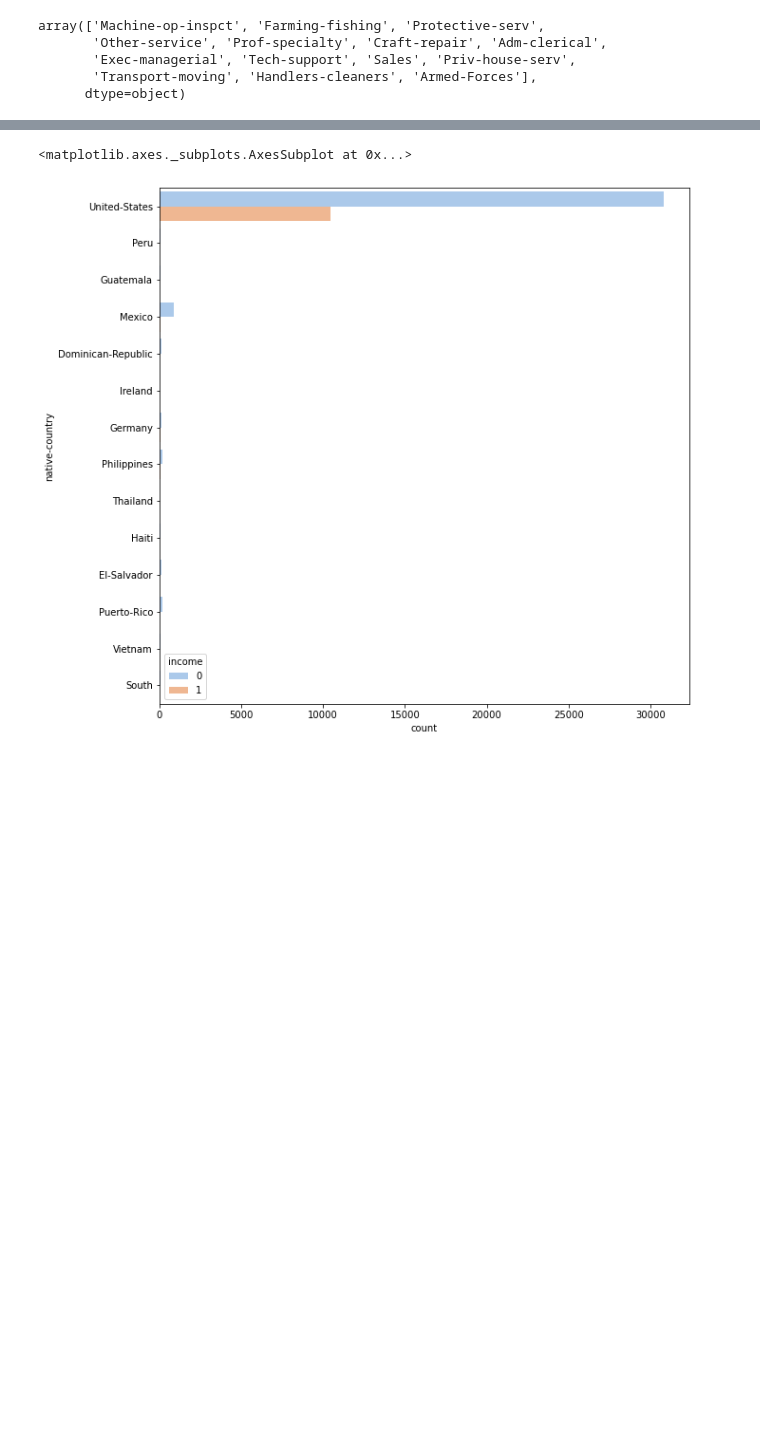
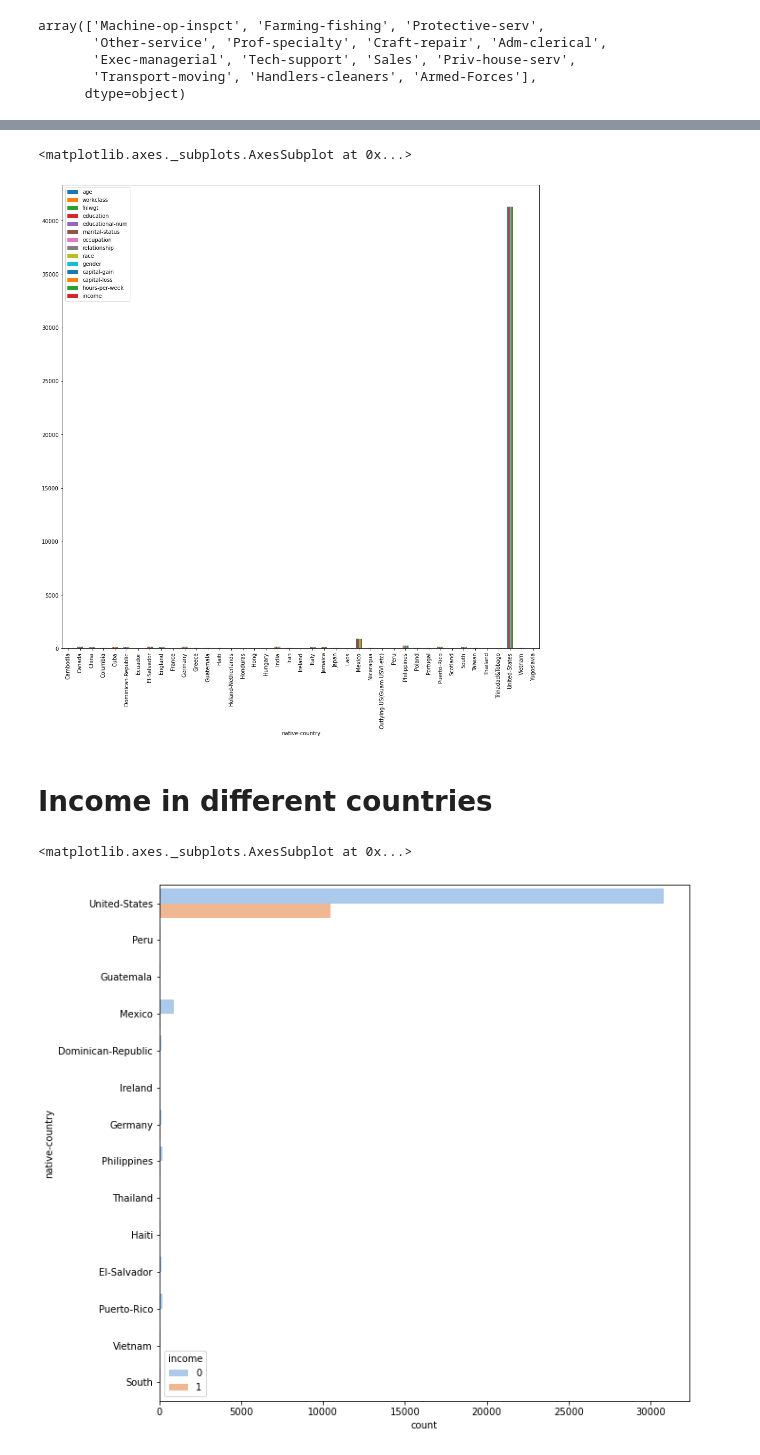
Before and after one commit to umamohantm/springboard, a Jupyter notebook: Story telling/Adult_Income.ipynb, the cells around one changed output, grey strips where cells are left out. Drawn from its saved outputs; the diff is of its cells as text; code cells hidden in the pictures; blank space fills up the shorter version.

```diff
--- a/Story telling/Adult_Income.ipynb
+++ b/Story telling/Adult_Income.ipynb
@@ -133,3 +153,10 @@ array(['Machine-op-inspct', 'Farming-fishing', 'Protective-serv',
+# %%
+df.groupby('native-country').count().plot(kind='bar',figsize =(16,16))
+# %% [output]
+<matplotlib.axes._subplots.AxesSubplot at 0x...>
+[figure, added]
+# %% [markdown]
+# Income in different countries
 # %%
 plt.figure(figsize=(10,10))
 sns.countplot(y="native-country", hue="income",data=df[(df['native-country']=='United-States') |(df['native-country']=='Peru') | (df['native-country']=='Guatemala') | (df['native-country']== 'Mexico')| (df['native-country']=='Dominican-Republic') | (df['native-country']== 'Ireland') | (df['native-country']== 'Germany') | (df['native-country']== 'Philippines') | (df['native-country']=='Thailand') | (df['native-country']=='Haiti') | (df['native-country']== 'El-Salvador') | (df['native-country']== 'Puerto-Rico') | (df['native-country']=='Vietnam') |(df['native-country']=='South')],palette="pastel")
```
Also changed, not shown: parts of 26 cells of this notebook.
